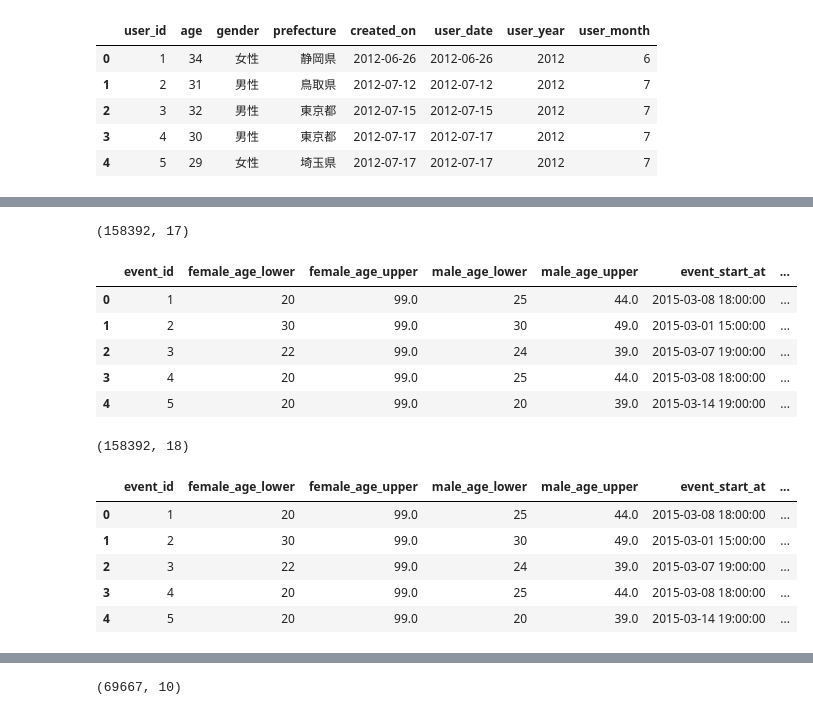
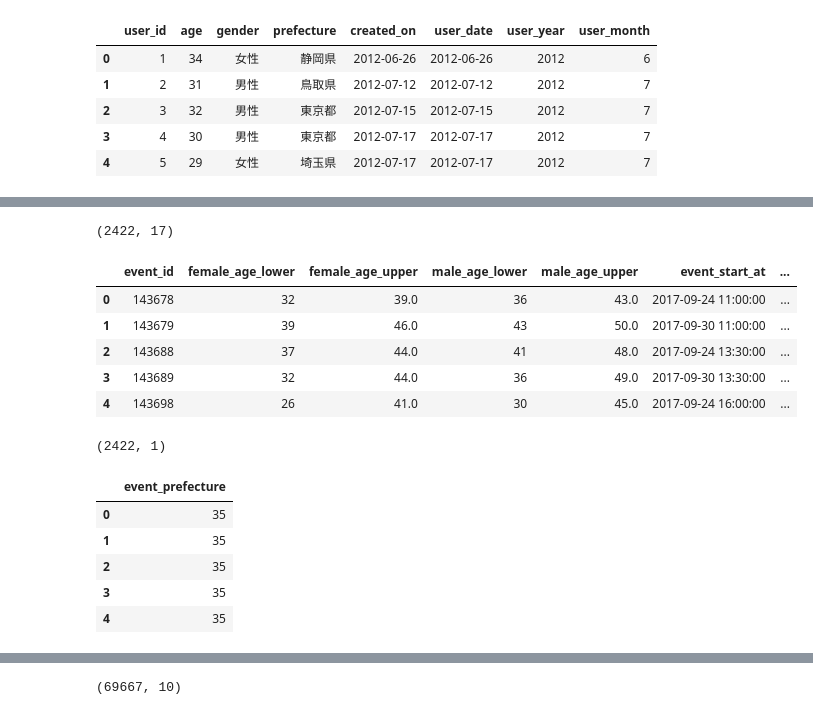
Before and after one commit to OhkaMLsemi/Machi_Kon, a Jupyter notebook: lightGBM.ipynb, the cells around one changed output, grey strips where cells are left out. Cells and saved outputs as stored; diff of their text form; code cells hidden in the pictures.

Commit message:
eventを期間で絞った score0.0

```diff
--- a/lightGBM.ipynb
+++ b/lightGBM.ipynb
@@ -321,3 +328,11 @@ users.head()
 | 2 | 3 | 32 | 男性 | 東京都 | 2012-07-15 | 2012-07-15 | 2012 | 7 |
 | 3 | 4 | 30 | 男性 | 東京都 | 2012-07-17 | 2012-07-17 | 2012 | 7 |
 | 4 | 5 | 29 | 女性 | 埼玉県 | 2012-07-17 | 2012-07-17 | 2012 | 7 |
+# %%
+#2017-9-24~2017-9-30のログを予想すればよいので，eventを絞る
+events.loc[:,"event_date"] = pd.to_datetime(events["event_start_at"])
+
+events = events.loc[events["event_date"] > pd.to_datetime("24/9/2017"),:]
+events = events.reset_index(drop = True)
+print(events.shape)
+events.head()
@@ -324,6 +347,5 @@ users.head()
 # %%
 
-events.loc[:,"event_date"] = pd.to_datetime(events["event_start_at"])
 events.loc[:,"event_year"] = events.loc[:,"event_date"].apply(lambda x:str(x.year))
 events.loc[:,"event_month"] = events.loc[:,"event_date"].apply(lambda x:str(x.month))
 events.loc[:,"event_day"] = events.loc[:,"event_date"].apply(lambda x:str(x.day))
@@ -333,24 +355,23 @@ events.loc[:,"event_hour"] = events.loc[:,"event_date"].apply(lambda x:str(x.hou
 print(events.shape)
 events.head()
 # %% [output]
-(158392, 17)
+(2422, 17)
 |  | event_id | female_age_lower | female_age_upper | male_age_lower | male_age_upper | event_start_at | ... |
-| 0 | 1 | 20 | 99.0 | 25 | 44.0 | 2015-03-08 18:00:00 | ... |
-| 1 | 2 | 30 | 99.0 | 30 | 49.0 | 2015-03-01 15:00:00 | ... |
-| 2 | 3 | 22 | 99.0 | 24 | 39.0 | 2015-03-07 19:00:00 | ... |
-| 3 | 4 | 20 | 99.0 | 25 | 44.0 | 2015-03-08 18:00:00 | ... |
-| 4 | 5 | 20 | 99.0 | 20 | 39.0 | 2015-03-14 19:00:00 | ... |
+| 0 | 143678 | 32 | 39.0 | 36 | 43.0 | 2017-09-24 11:00:00 | ... |
+| 1 | 143679 | 39 | 46.0 | 43 | 50.0 | 2017-09-30 11:00:00 | ... |
+| 2 | 143688 | 37 | 44.0 | 41 | 48.0 | 2017-09-24 13:30:00 | ... |
+| 3 | 143689 | 32 | 44.0 | 36 | 49.0 | 2017-09-30 13:30:00 | ... |
+| 4 | 143698 | 26 | 41.0 | 30 | 45.0 | 2017-09-24 16:00:00 | ... |
 # %%
 e_pre = prefecture_labeling(events["prefecture"])
 e_pre.columns = "event_" + e_pre.columns.values
-events = pd.concat((events,e_pre), axis = 1)
-print(events.shape)
-events.head()
+print(e_pre.shape)
+e_pre.head()
 # %% [output]
-(158392, 18)
+(2422, 1)
-|  | event_id | female_age_lower | female_age_upper | male_age_lower | male_age_upper | event_start_at | ... |
-| 0 | 1 | 20 | 99.0 | 25 | 44.0 | 2015-03-08 18:00:00 | ... |
-| 1 | 2 | 30 | 99.0 | 30 | 49.0 | 2015-03-01 15:00:00 | ... |
-| 2 | 3 | 22 | 99.0 | 24 | 39.0 | 2015-03-07 19:00:00 | ... |
-| 3 | 4 | 20 | 99.0 | 25 | 44.0 | 2015-03-08 18:00:00 | ... |
-| 4 | 5 | 20 | 99.0 | 20 | 39.0 | 2015-03-14 19:00:00 | ... |
+|  | event_prefecture |
+| 0 | 35 |
+| 1 | 35 |
+| 2 | 35 |
+| 3 | 35 |
+| 4 | 35 |
```
Also changed, not shown: parts of 31 cells of this notebook.
